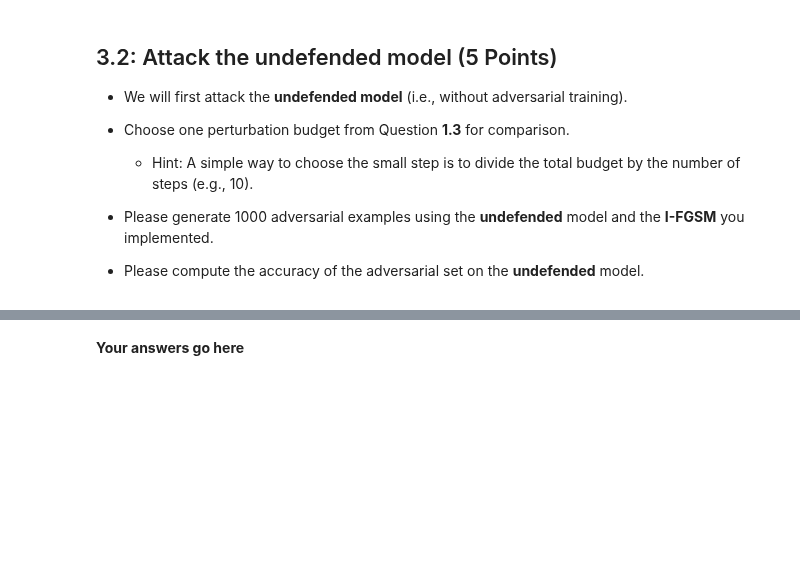
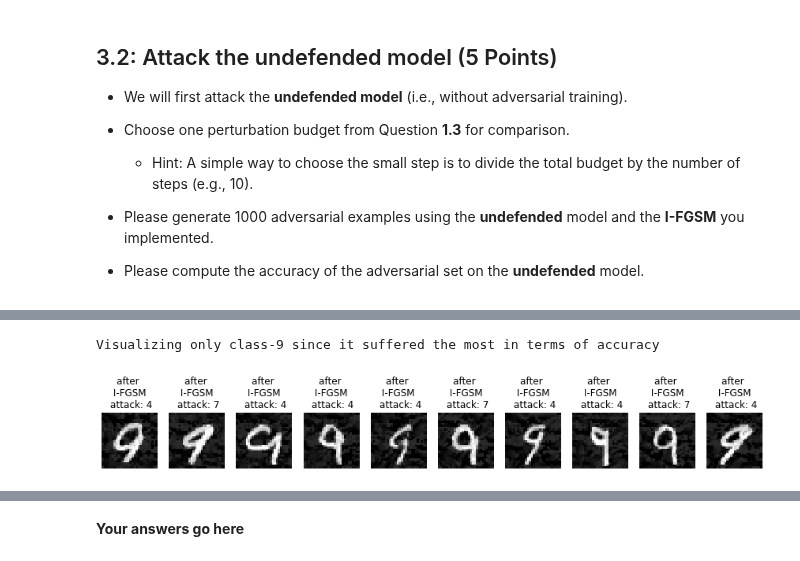
Before and after one commit to shahrukhx01/adversarial-ml-101, a Jupyter notebook: assignment2/shahrukh/2021-11-12-task-02-v1-ipynb.ipynb, the cells around one changed output, grey strips where cells are left out. Drawn from its saved outputs; the diff is of its cells as text; code cells hidden in the pictures; blank space fills up the shorter version.

```diff
--- a/assignment2/shahrukh/2021-11-12-task-02-v1-ipynb.ipynb
+++ b/assignment2/shahrukh/2021-11-12-task-02-v1-ipynb.ipynb
@@ -889,3 +890,24 @@ weighted avg       0.45      0.44      0.44      1000
+# %%
+def visualize_perturbed_i_fgsm_samples(epsilon=0.1):
+    nsamples = 10
+    nrows = nsamples
+    ncols = 10
+
+    fig, axes = plt.subplots(1,ncols,figsize=(1.5*nrows,2.5*ncols))  # create the figure with subplots
+    [ax.set_axis_off() for ax in axes.ravel()]  # remove the axis
+
+    epsilon_val = epsilon_param(epsilon=epsilon)
+    labels = np.array([target[0] for target in i_fgsm_sets[epsilon_val]["targets"]])
+    for i in range(nsamples):
+        index  = np.where(labels == 9)[0][i]
+        axes[i].imshow(i_fgsm_sets[epsilon_val]["i_fgsm_images"][index].detach().cpu().numpy()[0][0])
+        axes[i].set_title('after \n I-FGSM \n attack: {}'.format(
+                                                                                i_fgsm_sets[epsilon_val]["undefended_model_i_fgsm_predictions"][index][0]))
+print("Visualizing only class-9 since it suffered the most in terms of accuracy")
+visualize_perturbed_i_fgsm_samples(epsilon=0.1)
+# %% [output]
+Visualizing only class-9 since it suffered the most in terms of accuracy
+[figure, added]
 # %% [markdown]
 ### 3.2.1: Findings and comparison with FGSM (8 points)
 
```
Also changed, not shown: parts of 8 cells of this notebook.
